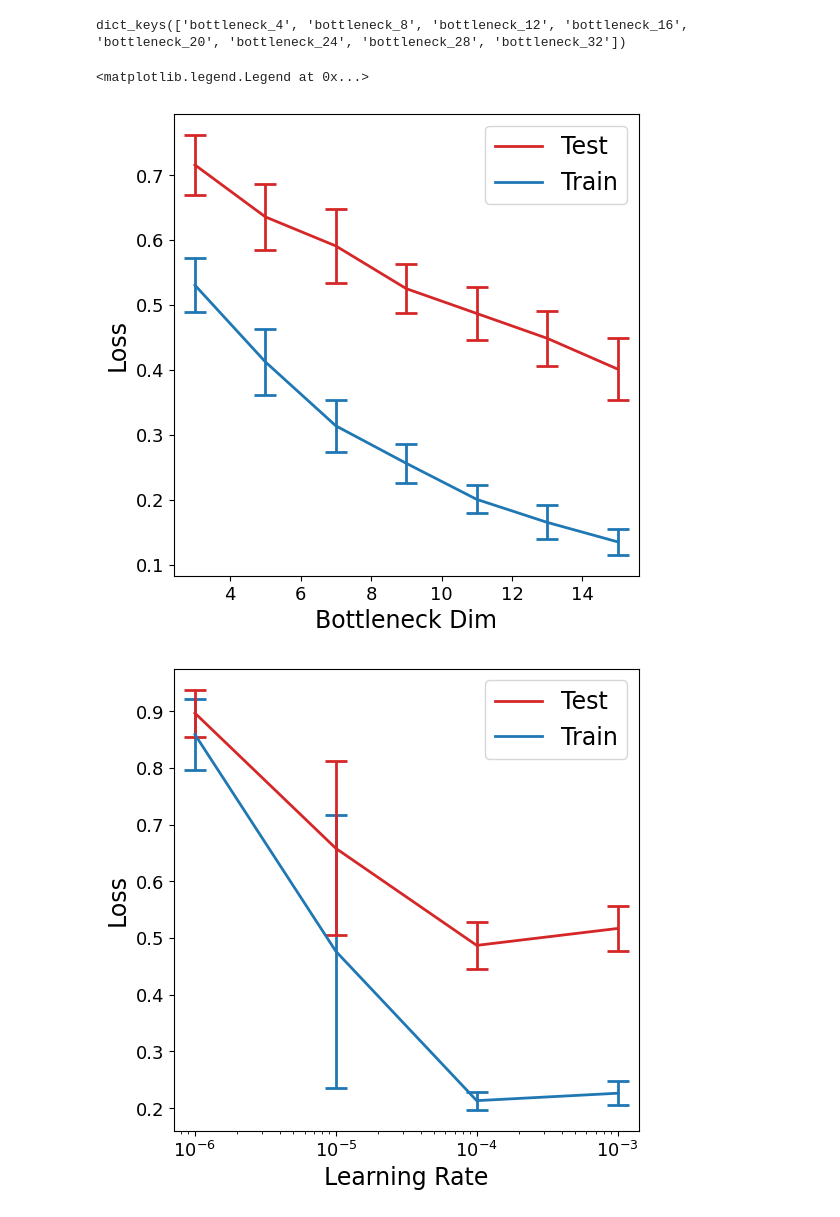
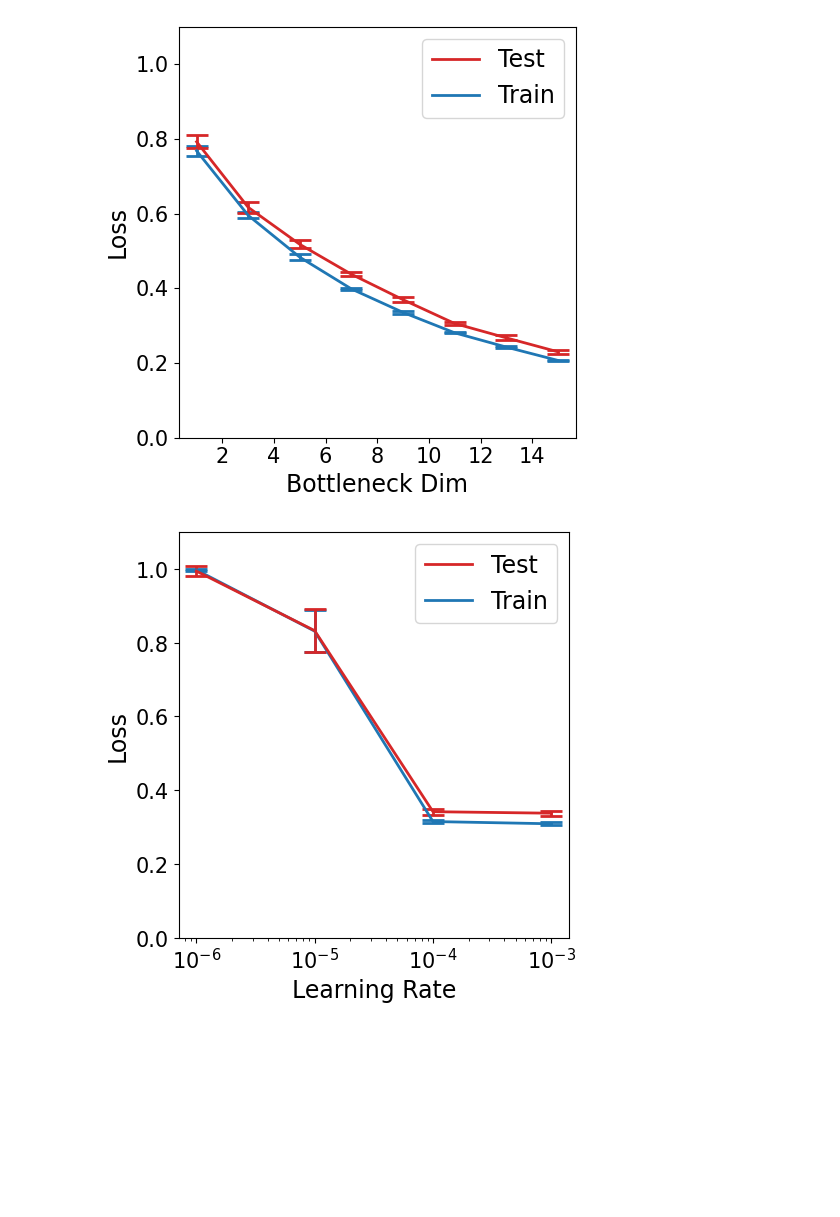
Before and after one commit to ntolley/metanets, a Jupyter notebook: notebooks/make_param_sweep_plots.ipynb, the cells around one changed output. Saved outputs shown, nothing was run; the diff lists cells and outputs as text; code cells hidden in the pictures; blank space fills up the shorter version.

```diff
--- a/notebooks/make_param_sweep_plots.ipynb
+++ b/notebooks/make_param_sweep_plots.ipynb
@@ -22,18 +22,14 @@ import utils
 
 device = torch.device("cuda:0")
 # device = torch.device("cpu")
-# %%
-sweep_dict.keys()
-# %% [output]
-dict_keys(['bottleneck_4', 'bottleneck_8', 'bottleneck_12', 'bottleneck_16', 'bottleneck_20', 'bottleneck_24', 'bottleneck_28', 'bottleneck_32'])
 # %%
-with open('../data/ann_bottleneck_sweep_results.pkl', 'rb') as f:
+with open('../data/mamba_bottleneck_sweep_results.pkl', 'rb') as f:
     sweep_dict = pickle.load(f)
 
 train_mean, train_std = list(), list()
 test_mean, test_std = list(), list()
 
-bottleneck_values = sweep_dict['bottleneck_values'][1:]
+bottleneck_values = sweep_dict['bottleneck_values']
 
 for bottleneck_val in bottleneck_values:
     train_loss, test_loss = list(), list()
@@ -48,27 +44,29 @@ for bottleneck_val in bottleneck_values:
     test_std.append(np.std(test_loss))
 # %%
 labelsize = 17
-ticksize=13
+ticksize=15
 capsize = 8
 linewidth=2
 
 train_color = 'C0'
 test_color = 'C3'
 
-plt.figure(figsize=(6,6))
+plt.figure(figsize=(5,5))
 plt.errorbar(x=bottleneck_values, y=train_mean, yerr=train_std, capsize=capsize, linewidth=linewidth, capthick=linewidth, color=train_color)
 plt.errorbar(x=bottleneck_values, y=test_mean, yerr=test_std, capsize=capsize, linewidth=linewidth, capthick=linewidth, color=test_color)
 
 plt.plot([], [], label='Test', linewidth=linewidth, color=test_color)
 plt.plot([], [], label='Train', linewidth=linewidth, color=train_color)
 
 plt.xlabel('Bottleneck Dim', fontsize=labelsize)
 plt.xticks(fontsize=ticksize)
 plt.ylabel('Loss', fontsize=labelsize)
 plt.yticks(fontsize=ticksize)
 
 plt.legend(fontsize=labelsize)
+plt.ylim(0,1.1)
+plt.tight_layout()
+plt.savefig('../figures/mamba_bottleneck_sweep.png')
 # %% [output]
-<matplotlib.legend.Legend at 0x...>
-[figure, old version]
+[figure, new version]
 # %%
@@ -100,7 +98,7 @@ for lr_val in lr_values:
 # train_color = 'C0'
 # test_color = 'C1'
 
-plt.figure(figsize=(6,6))
+plt.figure(figsize=(5,5))
 plt.errorbar(x=lr_values, y=train_mean, yerr=train_std, capsize=capsize, linewidth=linewidth, capthick=linewidth, color=train_color)
 plt.errorbar(x=lr_values, y=test_mean, yerr=test_std, capsize=capsize, linewidth=linewidth, capthick=linewidth, color=test_color)
 
@@ -114,5 +112,9 @@ plt.yticks(fontsize=ticksize)
 
 plt.legend(fontsize=labelsize)
 plt.xscale('log')
+plt.ylim(0,1.1)
+plt.tight_layout()
+
+plt.savefig('../figures/mamba_learning_rate_sweep.png')
 # %% [output]
-[figure, old version]
+[figure, new version]
```
Also changed, not shown: parts of 5 cells of this notebook, 3 other files.
